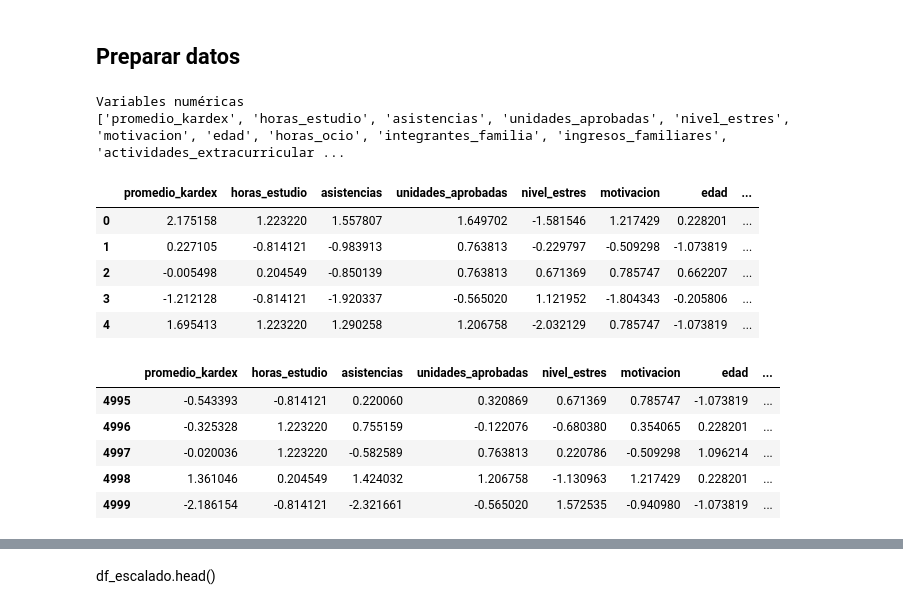
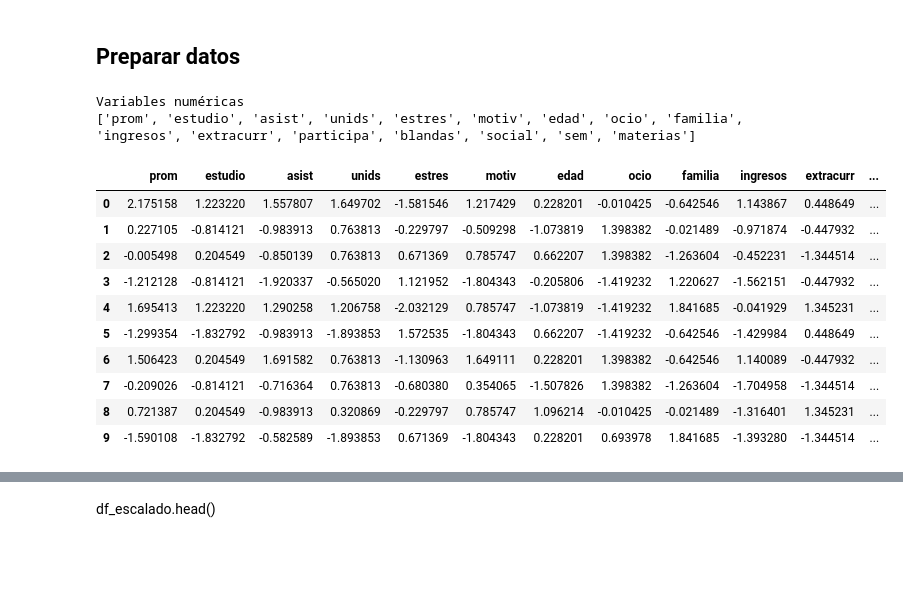
Before and after one commit to rpizarrog/machine_learning_r_python_casos_de_estudio, a Jupyter notebook: notebook_Python/t_SNE_5000_estudiantes.ipynb, the cells around one changed output, grey strips where cells are left out. Saved outputs shown, nothing was run; the diff lists cells and outputs as text; code cells hidden in the pictures; blank space fills up the shorter version.

```diff
--- a/notebook_Python/t_SNE_5000_estudiantes.ipynb
+++ b/notebook_Python/t_SNE_5000_estudiantes.ipynb
@@ -57,0 +319,31 @@ datos_originales = pd.read_csv('https://raw.githubusercontent.com/rpizarrog/mach
+# %%
+# Diccionario de nombres cortos
+renombrar = {
+    'promedio_kardex': 'prom',
+    'horas_estudio': 'estudio',
+    'asistencias': 'asist',
+    'unidades_aprobadas': 'unids',
+    'nivel_estres': 'estres',
+    'motivacion': 'motiv',
+    'beca': 'beca',
+    'trabaja': 'trab',
+    'perfil_rendimiento': 'perfil',
+    'edad': 'edad',
+    'horas_ocio': 'ocio',
+    'integrantes_familia': 'familia',
+    'ingresos_familiares': 'ingresos',
+    'actividades_extracurriculares': 'extracurr',
+    'participacion_clase': 'participa',
+    'apoyo_gubernamental': 'apoyo',
+    'habilidades_blandas': 'blandas',
+    'sociabilidad': 'social',
+    'semestre': 'sem',
+    'materias_cursando': 'materias',
+    'carrera': 'car'
+}
+
+# Aplicar renombramiento
+datos = datos_originales.rename(columns=renombrar)
+
+# Verificar resultado
+print(datos.columns.tolist())
@@ -142,31 +520,28 @@ datos_originales.describe(include='object')
 # %%
 # --- Aplicación del modelo t-SNE ---
 # Seleccionar solo las variables numéricas para el modelo t-SNE
-variables_numericas = datos_originales.select_dtypes(include=np.number).columns.tolist()
-df_modelo = datos_originales[variables_numericas]
+variables_numericas = datos.select_dtypes(include=np.number).columns.tolist()
+df_modelo = datos[variables_numericas]
 
 print("Variables numéricas")
 print(variables_numericas)
 
 datos_escalados = StandardScaler().fit_transform(df_modelo)
 # Convertir el array de NumPy a un DataFrame de pandas
 df_escalado = pd.DataFrame(datos_escalados, columns=df_modelo.columns)
-df_escalado.head()
+head10_escalado = df_escalado.head(10)
+head10_escalado
 # %% [output]
 Variables numéricas
-['promedio_kardex', 'horas_estudio', 'asistencias', 'unidades_aprobadas', 'nivel_estres', 'motivacion', 'edad', 'horas_ocio', 'integrantes_familia', 'ingresos_familiares', 'actividades_extracurricular ...
+['prom', 'estudio', 'asist', 'unids', 'estres', 'motiv', 'edad', 'ocio', 'familia', 'ingresos', 'extracurr', 'participa', 'blandas', 'social', 'sem', 'materias']
-|  | promedio_kardex | horas_estudio | asistencias | unidades_aprobadas | nivel_estres | motivacion | edad | ... |
-| 0 | 2.175158 | 1.223220 | 1.557807 | 1.649702 | -1.581546 | 1.217429 | 0.228201 | ... |
-| 1 | 0.227105 | -0.814121 | -0.983913 | 0.763813 | -0.229797 | -0.509298 | -1.073819 | ... |
-| 2 | -0.005498 | 0.204549 | -0.850139 | 0.763813 | 0.671369 | 0.785747 | 0.662207 | ... |
-| 3 | -1.212128 | -0.814121 | -1.920337 | -0.565020 | 1.121952 | -1.804343 | -0.205806 | ... |
-| 4 | 1.695413 | 1.223220 | 1.290258 | 1.206758 | -2.032129 | 0.785747 | -1.073819 | ... |
+|  | prom | estudio | asist | unids | estres | motiv | edad | ocio | familia | ingresos | extracurr | ... |
+| 0 | 2.175158 | 1.223220 | 1.557807 | 1.649702 | -1.581546 | 1.217429 | 0.228201 | -0.010425 | -0.642546 | 1.143867 | 0.448649 | ... |
+| 1 | 0.227105 | -0.814121 | -0.983913 | 0.763813 | -0.229797 | -0.509298 | -1.073819 | 1.398382 | -0.021489 | -0.971874 | -0.447932 | ... |
+| 2 | -0.005498 | 0.204549 | -0.850139 | 0.763813 | 0.671369 | 0.785747 | 0.662207 | 1.398382 | -1.263604 | -0.452231 | -1.344514 | ... |
+| 3 | -1.212128 | -0.814121 | -1.920337 | -0.565020 | 1.121952 | -1.804343 | -0.205806 | -1.419232 | 1.220627 | -1.562151 | -0.447932 | ... |
+| 4 | 1.695413 | 1.223220 | 1.290258 | 1.206758 | -2.032129 | 0.785747 | -1.073819 | -1.419232 | 1.841685 | -0.041929 | 1.345231 | ... |
+| 5 | -1.299354 | -1.832792 | -0.983913 | -1.893853 | 1.572535 | -1.804343 | 0.662207 | -1.419232 | -0.642546 | -1.429984 | 0.448649 | ... |
+| 6 | 1.506423 | 0.204549 | 1.691582 | 0.763813 | -1.130963 | 1.649111 | 0.228201 | 1.398382 | -0.642546 | 1.140089 | -0.447932 | ... |
+| 7 | -0.209026 | -0.814121 | -0.716364 | 0.763813 | -0.680380 | 0.354065 | -1.507826 | 1.398382 | -1.263604 | -1.704958 | -1.344514 | ... |
+| 8 | 0.721387 | 0.204549 | -0.983913 | 0.320869 | -0.229797 | 0.785747 | 1.096214 | -0.010425 | -0.021489 | -1.316401 | 1.345231 | ... |
+| 9 | -1.590108 | -1.832792 | -0.582589 | -1.893853 | 0.671369 | -1.804343 | 0.228201 | 0.693978 | 1.841685 | -1.393280 | -1.344514 | ... |
-# %%
-df_escalado.tail()
-# %% [output]
-|  | promedio_kardex | horas_estudio | asistencias | unidades_aprobadas | nivel_estres | motivacion | edad | ... |
-| 4995 | -0.543393 | -0.814121 | 0.220060 | 0.320869 | 0.671369 | 0.785747 | -1.073819 | ... |
-| 4996 | -0.325328 | 1.223220 | 0.755159 | -0.122076 | -0.680380 | 0.354065 | 0.228201 | ... |
-| 4997 | -0.020036 | 1.223220 | -0.582589 | 0.763813 | 0.220786 | -0.509298 | 1.096214 | ... |
-| 4998 | 1.361046 | 0.204549 | 1.424032 | 1.206758 | -1.130963 | 1.217429 | 0.228201 | ... |
-| 4999 | -2.186154 | -0.814121 | -2.321661 | -0.565020 | 1.572535 | -0.940980 | -1.073819 | ... |
```
Also changed, not shown: parts of 21 cells of this notebook.
